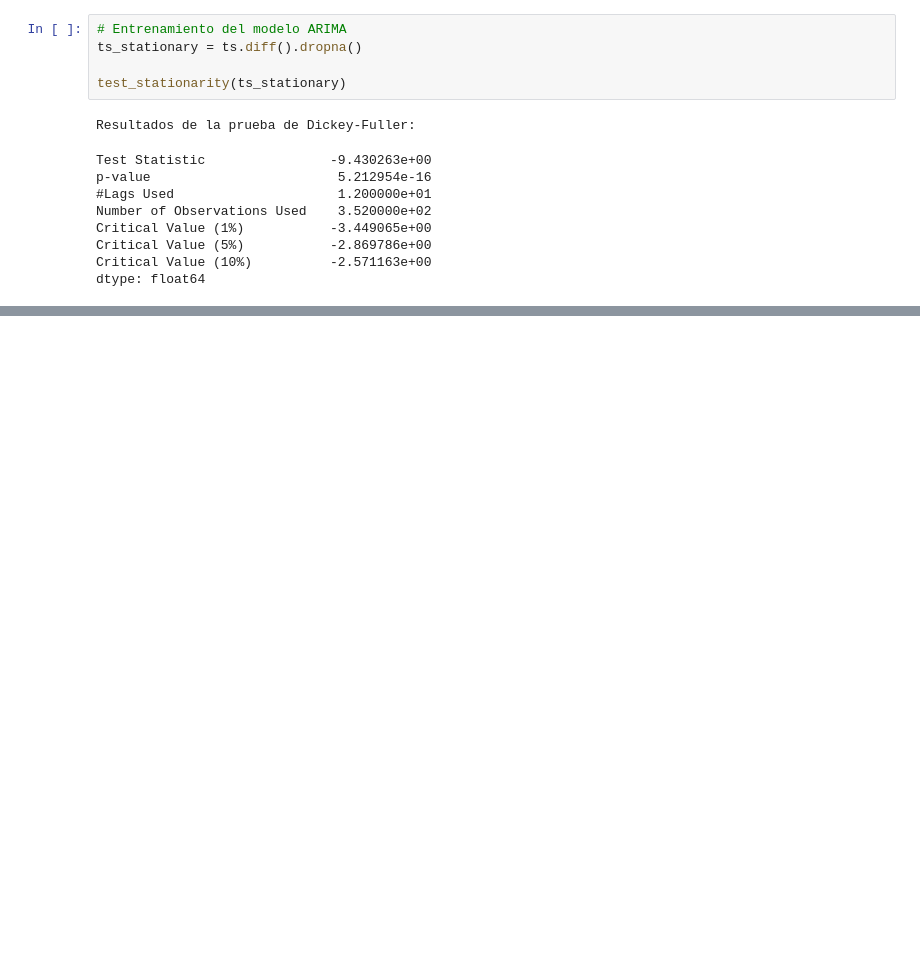
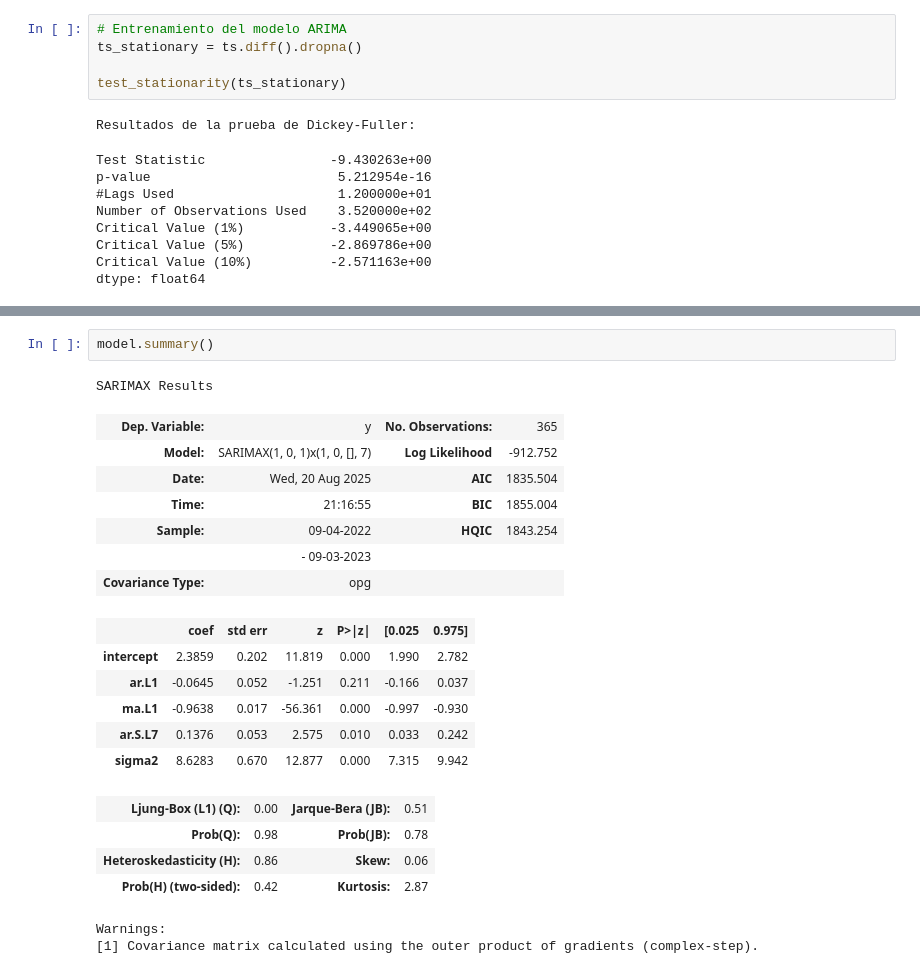
Before and after one commit to 4GeeksAcademy/ingenieropg80.Series_de_tiempo, a Jupyter notebook: src/explore.ipynb, the cells around one changed output, grey strips where cells are left out. Saved outputs shown, nothing was run; the diff lists cells and outputs as text; blank space fills up the shorter version.

```diff
--- a/src/explore.ipynb
+++ b/src/explore.ipynb
@@ -185,0 +226,23 @@ ValueError: numpy.dtype size changed, may indicate binary incompatibility. Expec
+# %%
+model.summary()
+# %% [output]
+SARIMAX Results
+| Dep. Variable: | y | No. Observations: | 365 |
+| Model: | SARIMAX(1, 0, 1)x(1, 0, [], 7) | Log Likelihood | -912.752 |
+| Date: | Wed, 20 Aug 2025 | AIC | 1835.504 |
+| Time: | 21:16:55 | BIC | 1855.004 |
+| Sample: | 09-04-2022 | HQIC | 1843.254 |
+|  | - 09-03-2023 |  |  |
+| Covariance Type: | opg |  |  |
+|  | coef | std err | z | P>|z| | [0.025 | 0.975] |
+| intercept | 2.3859 | 0.202 | 11.819 | 0.000 | 1.990 | 2.782 |
+| ar.L1 | -0.0645 | 0.052 | -1.251 | 0.211 | -0.166 | 0.037 |
+| ma.L1 | -0.9638 | 0.017 | -56.361 | 0.000 | -0.997 | -0.930 |
+| ar.S.L7 | 0.1376 | 0.053 | 2.575 | 0.010 | 0.033 | 0.242 |
+| sigma2 | 8.6283 | 0.670 | 12.877 | 0.000 | 7.315 | 9.942 |
+| Ljung-Box (L1) (Q): | 0.00 | Jarque-Bera (JB): | 0.51 |
+| Prob(Q): | 0.98 | Prob(JB): | 0.78 |
+| Heteroskedasticity (H): | 0.86 | Skew: | 0.06 |
+| Prob(H) (two-sided): | 0.42 | Kurtosis: | 2.87 |
+Warnings:
+[1] Covariance matrix calculated using the outer product of gradients (complex-step).
```
Also changed, not shown: parts of 17 cells of this notebook, 41 other files.
